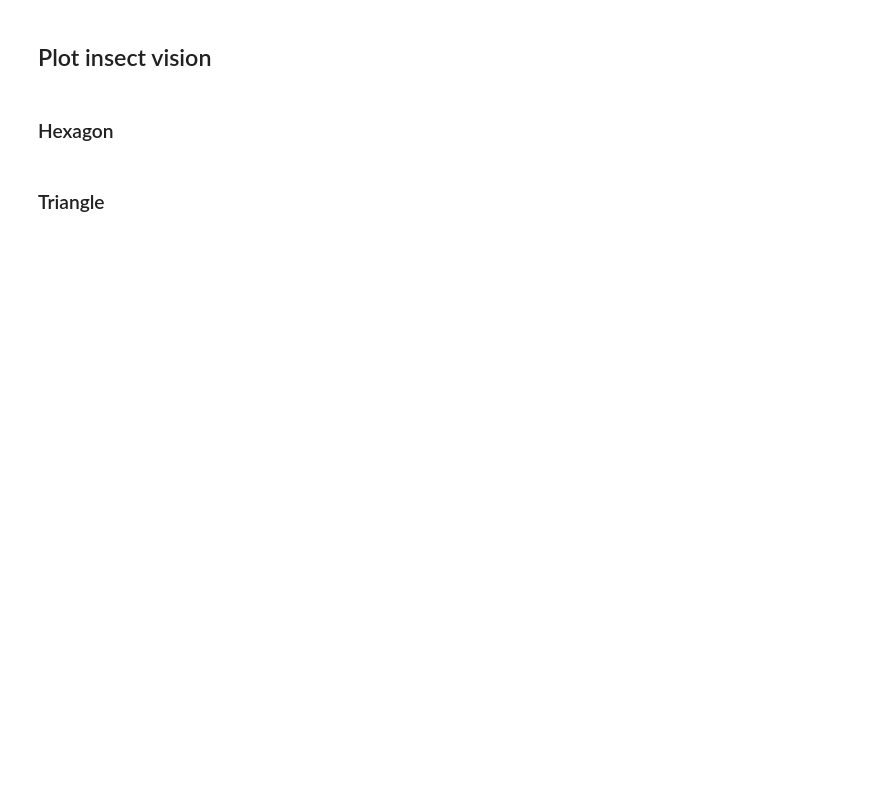
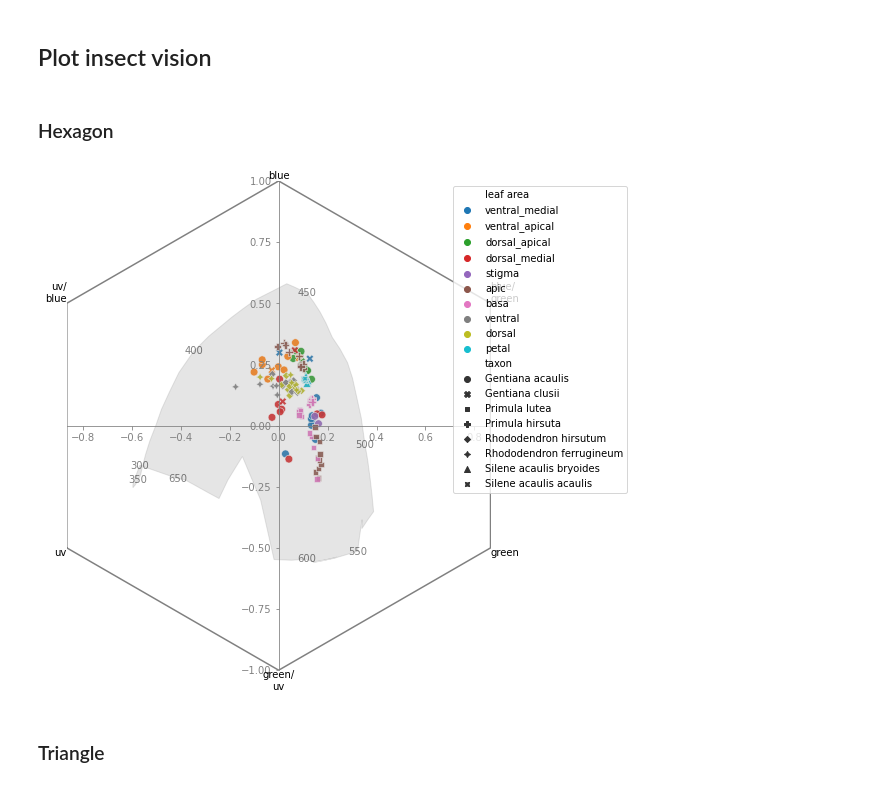
Before and after one commit to biothomme/Retinol, a Jupyter notebook: bumbleview/bumbleview.ipynb, the cells around one changed output. Drawn from its saved outputs; the diff is of its cells as text; code cells hidden in the pictures; blank space fills up the shorter version.

```diff
--- a/bumbleview/bumbleview.ipynb
+++ b/bumbleview/bumbleview.ipynb
@@ -58,8 +116,10 @@ flowers.plot_all_inclusive(plot_type="pca_physical")
 # %% [markdown]
 ### Hexagon
 # %%
-fig = flowers.plot_hexagon(genus=genus, area=area)
+fig = flowers.plot_hexagon(genus=genus, area=area, show_fig=True)
 fig.show()
+# %% [output]
+[figure, added]
 # %%
 flowers.plot_all_inclusive(plot_type="hexagon")
 # %% [markdown]
```
Also changed, not shown: parts of 30 cells of this notebook, 1 other file.
